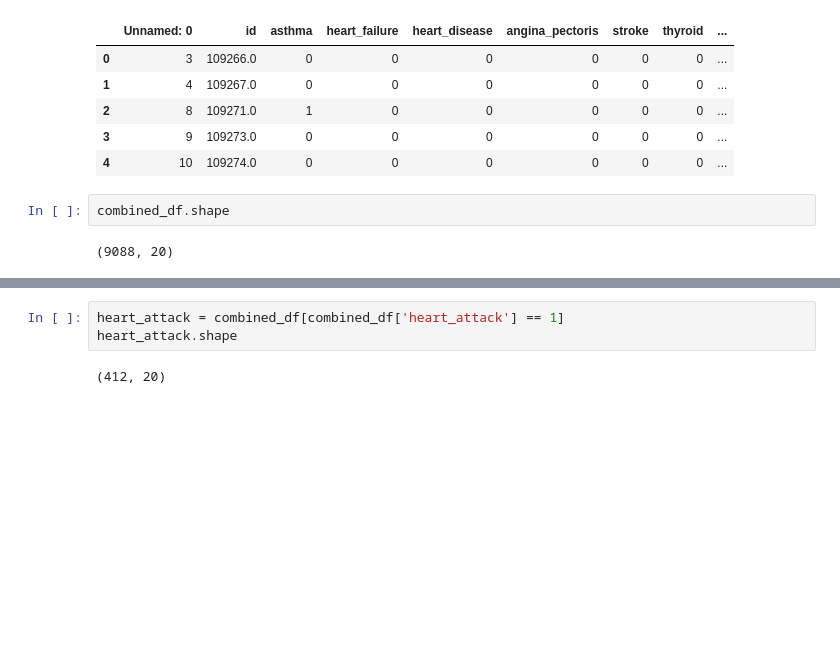
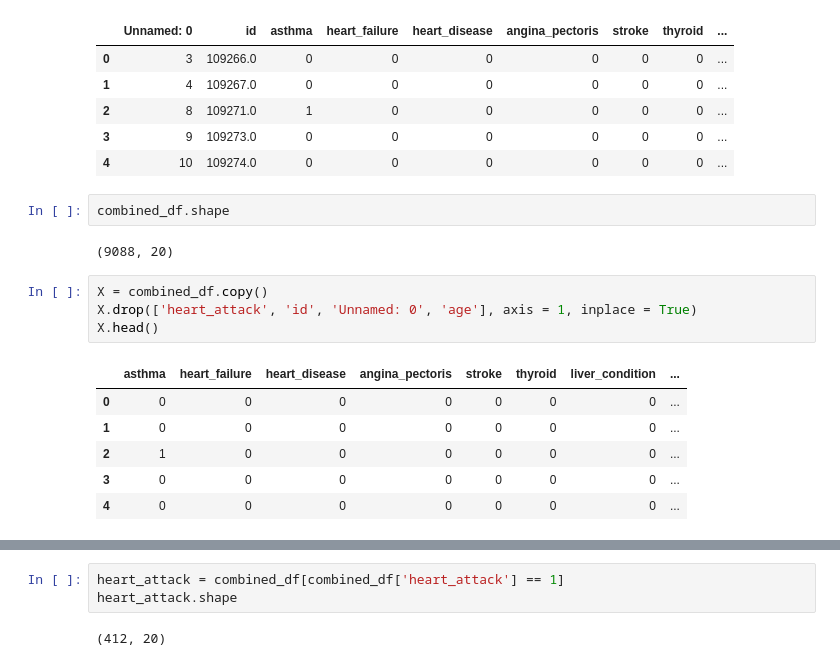
Before and after one commit to equitymarkets/HeartAttackPrediction, a Jupyter notebook: hyper_parameter_tuning.ipynb, the cells around one changed output, grey strips where cells are left out. Cells and saved outputs as stored; diff of their text form; blank space fills up the shorter version.

```diff
--- a/hyper_parameter_tuning.ipynb
+++ b/hyper_parameter_tuning.ipynb
@@ -557,3 +557,14 @@ combined_df.head()
 combined_df.shape
 # %% [output]
 (9088, 20)
+# %%
+X = combined_df.copy()
+X.drop(['heart_attack', 'id', 'Unnamed: 0', 'age'], axis = 1, inplace = True)
+X.head()
+# %% [output]
+|  | asthma | heart_failure | heart_disease | angina_pectoris | stroke | thyroid | liver_condition | ... |
+| 0 | 0 | 0 | 0 | 0 | 0 | 0 | 0 | ... |
+| 1 | 0 | 0 | 0 | 0 | 0 | 0 | 0 | ... |
+| 2 | 1 | 0 | 0 | 0 | 0 | 0 | 0 | ... |
+| 3 | 0 | 0 | 0 | 0 | 0 | 0 | 0 | ... |
+| 4 | 0 | 0 | 0 | 0 | 0 | 0 | 0 | ... |
```
Also changed, not shown: parts of 16 cells of this notebook.
